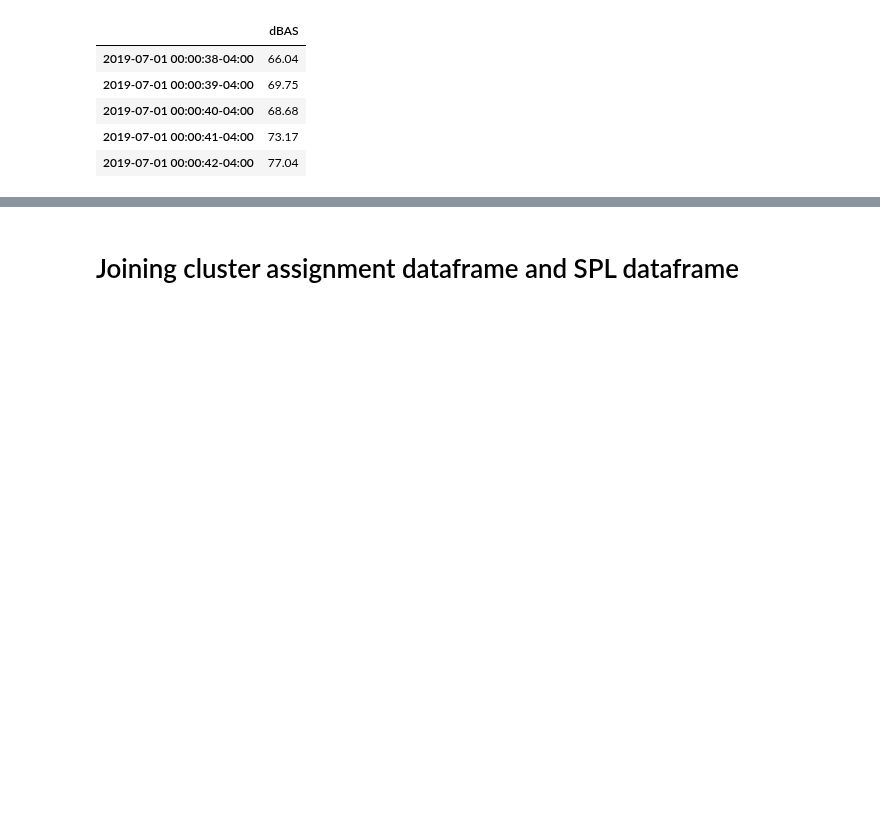
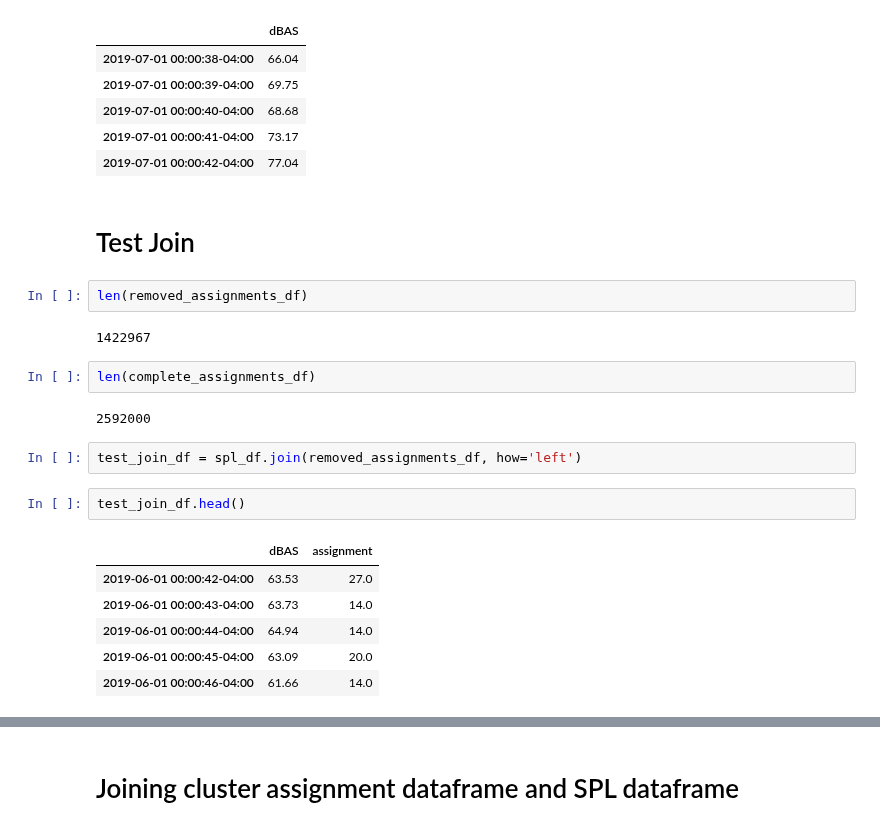
Before and after one commit to marin-hyatt/public-redhook-analysis, a Jupyter notebook: notebooks/Example_Dataframe.ipynb, the cells around one changed output, grey strips where cells are left out. Saved outputs shown, nothing was run; the diff lists cells and outputs as text; blank space fills up the shorter version.

```diff
--- a/notebooks/Example_Dataframe.ipynb
+++ b/notebooks/Example_Dataframe.ipynb
@@ -167,3 +176,24 @@ spl_df.tail()
 | 2019-07-01 00:00:40-04:00 | 68.68 |
 | 2019-07-01 00:00:41-04:00 | 73.17 |
 | 2019-07-01 00:00:42-04:00 | 77.04 |
+# %% [markdown]
+# Test Join
+# %%
+len(removed_assignments_df)
+# %% [output]
+1422967
+# %%
+len(complete_assignments_df)
+# %% [output]
+2592000
+# %%
+test_join_df = spl_df.join(removed_assignments_df, how='left')
+# %%
+test_join_df.head()
+# %% [output]
+|  | dBAS | assignment |
+| 2019-06-01 00:00:42-04:00 | 63.53 | 27.0 |
+| 2019-06-01 00:00:43-04:00 | 63.73 | 14.0 |
+| 2019-06-01 00:00:44-04:00 | 64.94 | 14.0 |
+| 2019-06-01 00:00:45-04:00 | 63.09 | 20.0 |
+| 2019-06-01 00:00:46-04:00 | 61.66 | 14.0 |
```
Also changed, not shown: parts of 26 cells of this notebook, 2 other files.
